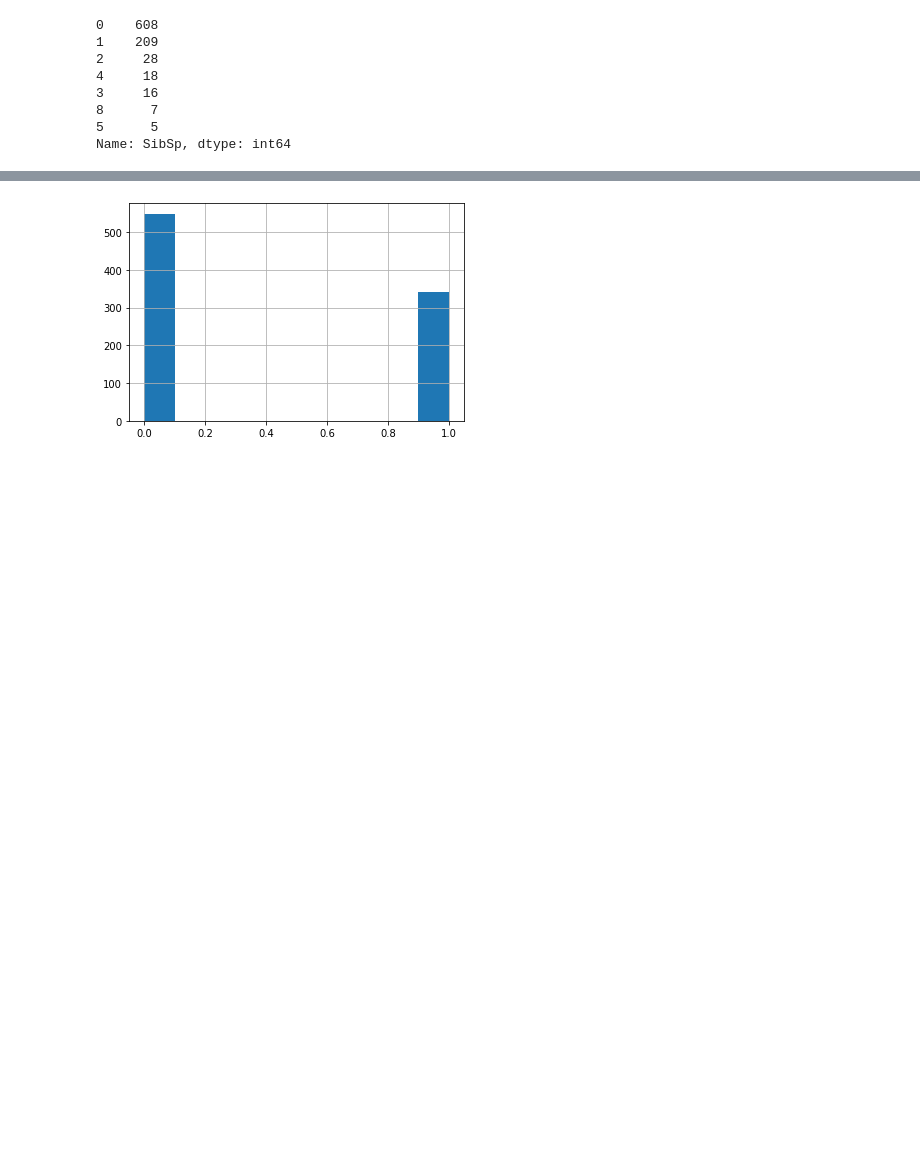
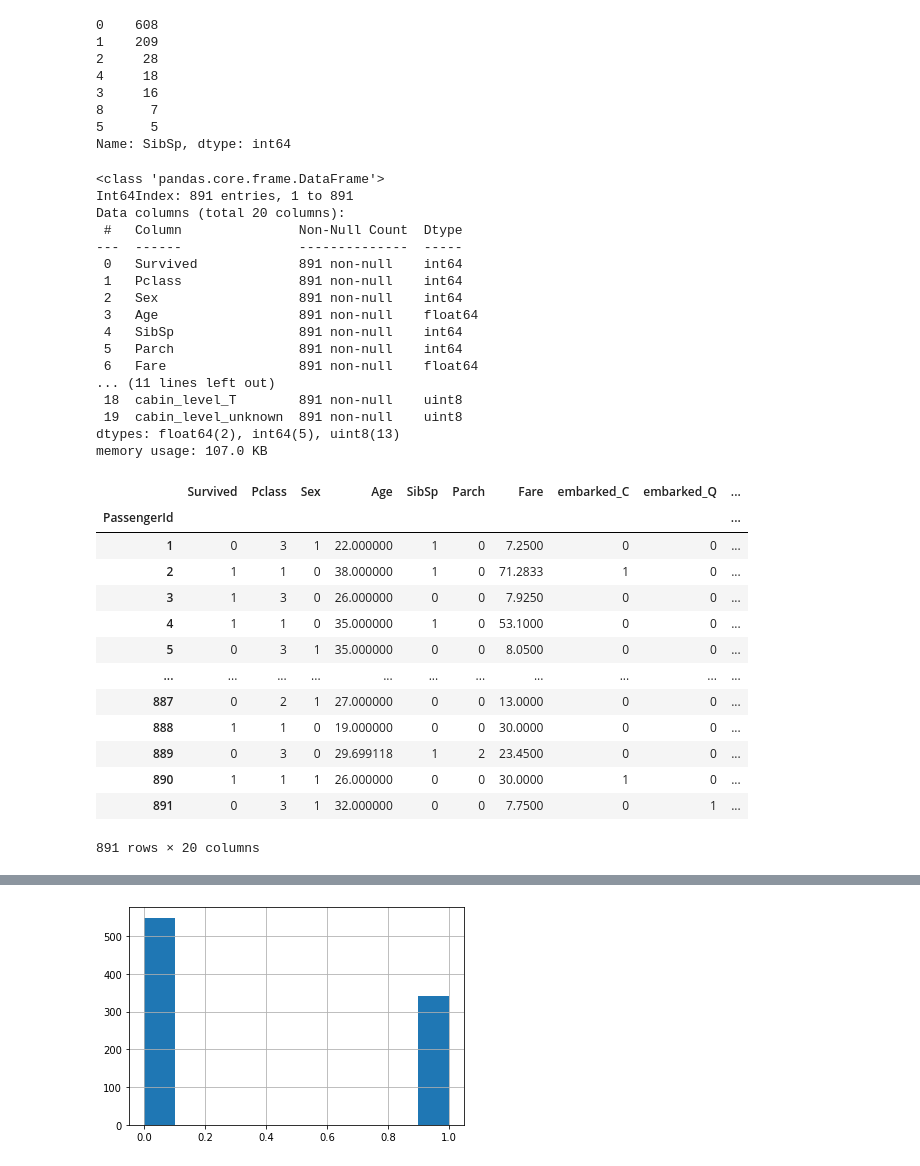
Before and after one commit to vonHousen/lime, a Jupyter notebook: doc/mod/notebooks/DatesetsLookup.ipynb, the cells around one changed output, grey strips where cells are left out. Drawn from its saved outputs; the diff is of its cells as text; code cells hidden in the pictures; blank space fills up the shorter version.

Commit message:
Implemented categorical features handling & implemented assessing different classifiers datasets.

```diff
--- a/doc/mod/notebooks/DatesetsLookup.ipynb
+++ b/doc/mod/notebooks/DatesetsLookup.ipynb
@@ -45,4 +45,63 @@ data["SibSp"].value_counts()
 8      7
 5      5
 Name: SibSp, dtype: int64
+# %%
+preprocessed_data = data.drop(columns=["Name", "Ticket"])
+preprocessed_data["cabin_level"] = data["Cabin"].str[0]
+preprocessed_data.drop(columns=["Cabin"], inplace=True)
+preprocessed_data["Age"] = preprocessed_data["Age"].fillna(preprocessed_data["Age"].mean())
+
+# categorical features handling
+preprocessed_data["Sex"] = preprocessed_data["Sex"].map({
+    "female": 0,
+    "male": 1
+})
+preprocessed_data = pd.concat(
+    [
+        preprocessed_data.drop(columns=["Embarked"]),
+        pd.get_dummies(preprocessed_data["Embarked"].fillna("unknown"), prefix="embarked")
+    ],
+    axis=1
+)
+preprocessed_data = pd.concat(
+    [
+        preprocessed_data.drop(columns=["cabin_level"]),
+        pd.get_dummies(preprocessed_data["cabin_level"].fillna("unknown"), prefix="cabin_level")
+    ],
+    axis=1
+)
+preprocessed_data.info()
+preprocessed_data
+# %% [output]
+<class 'pandas.core.frame.DataFrame'>
+Int64Index: 891 entries, 1 to 891
+Data columns (total 20 columns):
+ #   Column               Non-Null Count  Dtype
+---  ------               --------------  -----
+ 0   Survived             891 non-null    int64
+ 1   Pclass               891 non-null    int64
+ 2   Sex                  891 non-null    int64
+ 3   Age                  891 non-null    float64
+ 4   SibSp                891 non-null    int64
+ 5   Parch                891 non-null    int64
+ 6   Fare                 891 non-null    float64
+... (11 lines left out)
+ 18  cabin_level_T        891 non-null    uint8
+ 19  cabin_level_unknown  891 non-null    uint8
+dtypes: float64(2), int64(5), uint8(13)
+memory usage: 107.0 KB
+|  | Survived | Pclass | Sex | Age | SibSp | Parch | Fare | embarked_C | embarked_Q | ... |
+| PassengerId |  |  |  |  |  |  |  |  |  | ... |
+| 1 | 0 | 3 | 1 | 22.000000 | 1 | 0 | 7.2500 | 0 | 0 | ... |
+| 2 | 1 | 1 | 0 | 38.000000 | 1 | 0 | 71.2833 | 1 | 0 | ... |
+| 3 | 1 | 3 | 0 | 26.000000 | 0 | 0 | 7.9250 | 0 | 0 | ... |
+| 4 | 1 | 1 | 0 | 35.000000 | 1 | 0 | 53.1000 | 0 | 0 | ... |
+| 5 | 0 | 3 | 1 | 35.000000 | 0 | 0 | 8.0500 | 0 | 0 | ... |
+| ... | ... | ... | ... | ... | ... | ... | ... | ... | ... | ... |
+| 887 | 0 | 2 | 1 | 27.000000 | 0 | 0 | 13.0000 | 0 | 0 | ... |
+| 888 | 1 | 1 | 0 | 19.000000 | 0 | 0 | 30.0000 | 0 | 0 | ... |
+| 889 | 0 | 3 | 0 | 29.699118 | 1 | 2 | 23.4500 | 0 | 0 | ... |
+| 890 | 1 | 1 | 1 | 26.000000 | 0 | 0 | 30.0000 | 1 | 0 | ... |
+| 891 | 0 | 3 | 1 | 32.000000 | 0 | 0 | 7.7500 | 0 | 1 | ... |
+891 rows × 20 columns
 # %%
```
Also changed, not shown: parts of 9 cells of this notebook, 2 other files.
